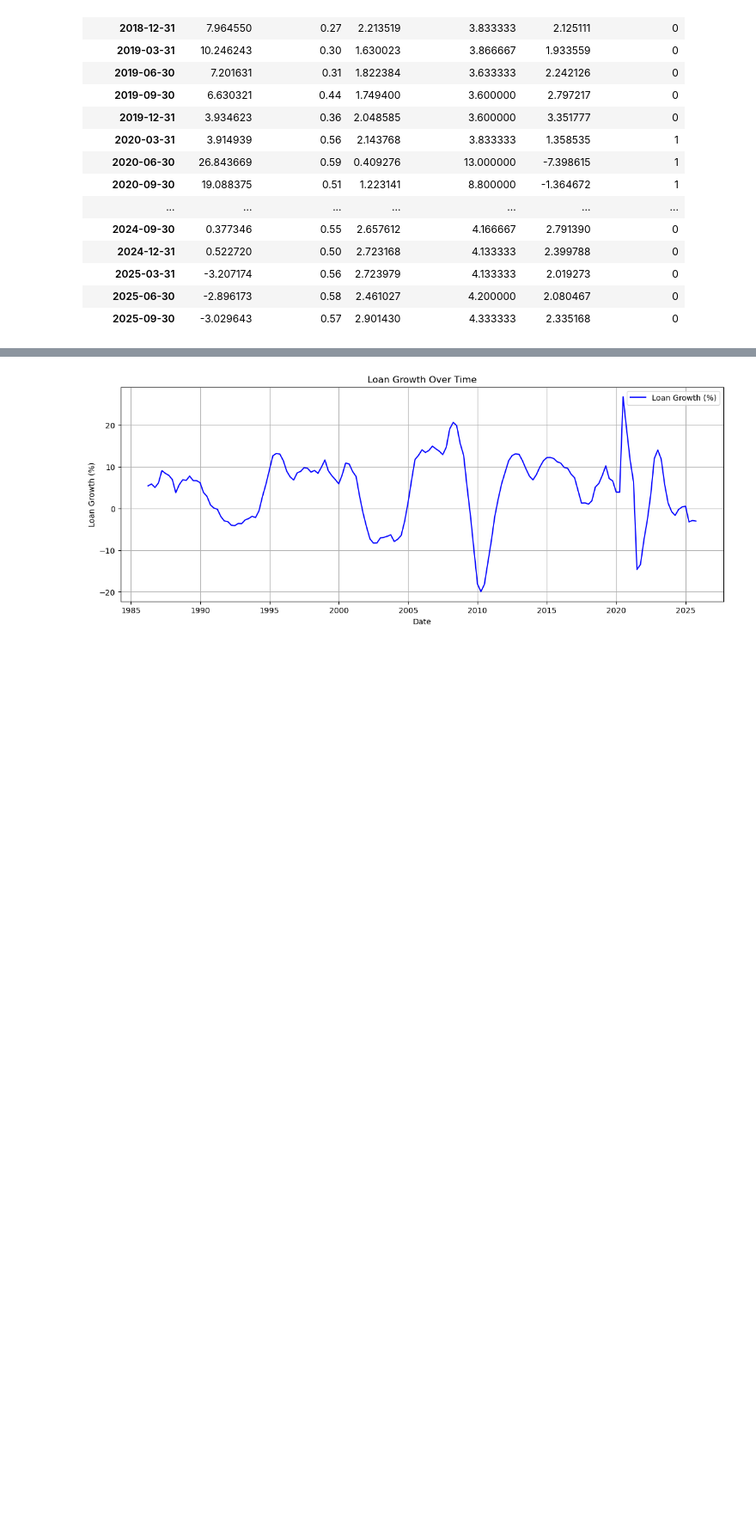
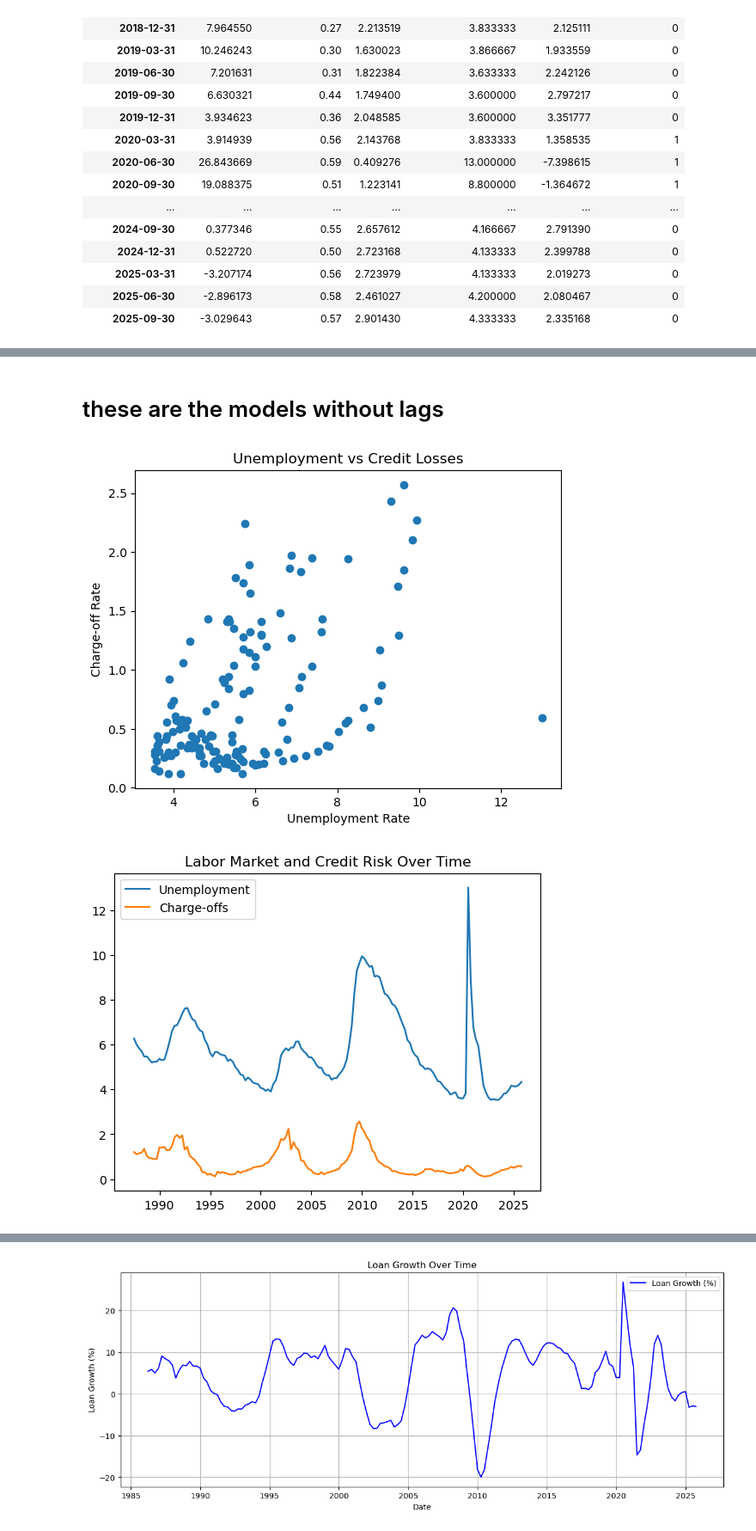
Before and after one commit to gpointd/ECON-522-Forecasting-Project, a Jupyter notebook: Climate Data/cleaner_analysis_riddhi.ipynb, the cells around one changed output, grey strips where cells are left out. Shown at 86% size. Cells and saved outputs as stored; diff of their text form; code cells hidden in the pictures; blank space fills up the shorter version.

```diff
--- a/Climate Data/cleaner_analysis_riddhi.ipynb
+++ b/Climate Data/cleaner_analysis_riddhi.ipynb
@@ -279,0 +295,26 @@ Notes:
+# %% [markdown]
+# these are the models without lags
+# %%
+plt.figure()
+plt.scatter(df_reg['Unemployment_Rate'], df_reg['Chargeoff_Rate'])
+plt.title('Unemployment vs Credit Losses')
+plt.xlabel('Unemployment Rate')
+plt.ylabel('Charge-off Rate')
+plt.show()
+
+plt.figure()
+plt.plot(df_reg.index, df_reg['Unemployment_Rate'], label='Unemployment')
+plt.plot(df_reg.index, df_reg['Chargeoff_Rate'], label='Charge-offs')
+plt.title('Labor Market and Credit Risk Over Time')
+plt.legend()
+plt.show()
+
+coef = model_loan.params.drop('const')
+
+plt.figure()
+coef.plot(kind='bar')
+plt.title('Drivers of Loan Growth')
+plt.show()
+# %% [output]
+[figure, added]
+[figure, added]
```
Also changed, not shown: parts of 13 cells of this notebook.
